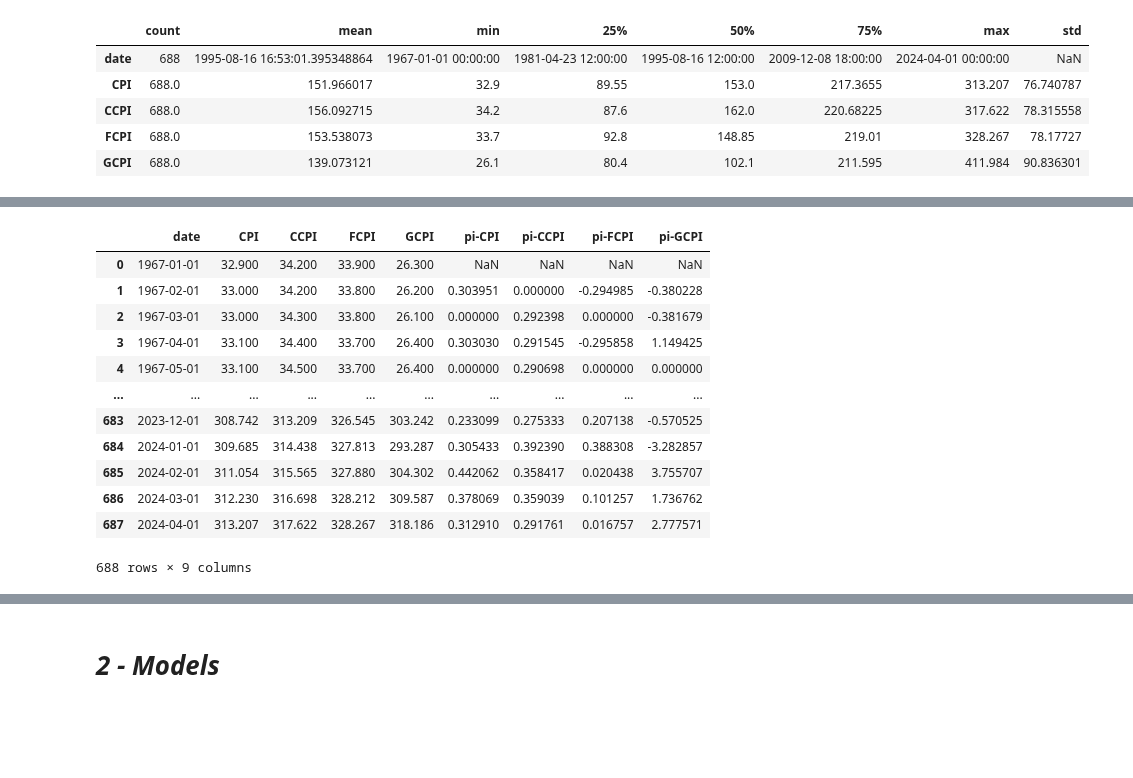
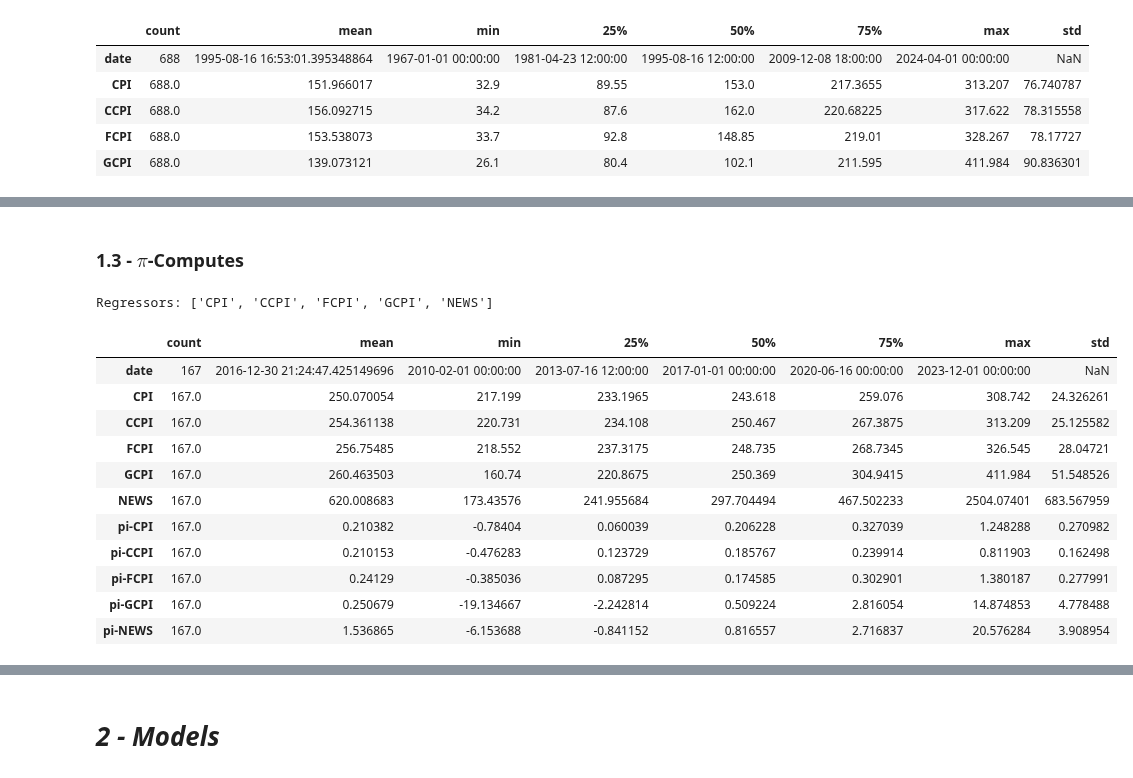
Before and after one commit to paultltc/InflaBERT, a Jupyter notebook: nowcaster.ipynb, the cells around one changed output, grey strips where cells are left out. Drawn from its saved outputs; the diff is of its cells as text; code cells hidden in the pictures; blank space fills up the shorter version.

```diff
--- a/nowcaster.ipynb
+++ b/nowcaster.ipynb
@@ -32,0 +57,7 @@ df.describe().T
+# %%
+df_news['roll_polarity'] = df_news['polarity_score'].rolling(window=12, min_periods=1).mean()
+
+df_news['cum_polarity'] = df_news['polarity_score'].cumsum()
+df_news['cum_roll_polarity'] = df_news['roll_polarity'].cumsum()
+
+df_news
@@ -32,0 +78,6 @@ df.describe().T
+# %%
+NEWS_INDEX='cum_polarity'
+df_news = df_news[['date', NEWS_INDEX]]
+df_news = df_news.rename(columns={NEWS_INDEX: 'NEWS'})
+df_news['NEWS'] = df_news['NEWS']+217.488
+df_news
@@ -32,0 +98,3 @@ df.describe().T
+# %%
+df = df.merge(df_news, on='date')
+df
@@ -33,21 +115,28 @@ df.describe().T
+# %% [markdown]
+### 1.3 - $\pi$-Computes
+# %%
+indices = [col for col in df.columns if col != 'date']
+print(f'Regressors: {indices}')
+# %% [output]
+Regressors: ['CPI', 'CCPI', 'FCPI', 'GCPI', 'NEWS']
 # %%
 pi_df = 100*df[indices].pct_change()
 df[[f'pi-{i}' for i in indices]] = pi_df
-df
+df = df.dropna()
+df.describe().T
 # %% [output]
-|  | date | CPI | CCPI | FCPI | GCPI | pi-CPI | pi-CCPI | pi-FCPI | pi-GCPI |
-| 0 | 1967-01-01 | 32.900 | 34.200 | 33.900 | 26.300 | NaN | NaN | NaN | NaN |
-| 1 | 1967-02-01 | 33.000 | 34.200 | 33.800 | 26.200 | 0.303951 | 0.000000 | -0.294985 | -0.380228 |
-| 2 | 1967-03-01 | 33.000 | 34.300 | 33.800 | 26.100 | 0.000000 | 0.292398 | 0.000000 | -0.381679 |
-| 3 | 1967-04-01 | 33.100 | 34.400 | 33.700 | 26.400 | 0.303030 | 0.291545 | -0.295858 | 1.149425 |
-| 4 | 1967-05-01 | 33.100 | 34.500 | 33.700 | 26.400 | 0.000000 | 0.290698 | 0.000000 | 0.000000 |
-| ... | ... | ... | ... | ... | ... | ... | ... | ... | ... |
-| 683 | 2023-12-01 | 308.742 | 313.209 | 326.545 | 303.242 | 0.233099 | 0.275333 | 0.207138 | -0.570525 |
-| 684 | 2024-01-01 | 309.685 | 314.438 | 327.813 | 293.287 | 0.305433 | 0.392390 | 0.388308 | -3.282857 |
-| 685 | 2024-02-01 | 311.054 | 315.565 | 327.880 | 304.302 | 0.442062 | 0.358417 | 0.020438 | 3.755707 |
-| 686 | 2024-03-01 | 312.230 | 316.698 | 328.212 | 309.587 | 0.378069 | 0.359039 | 0.101257 | 1.736762 |
-| 687 | 2024-04-01 | 313.207 | 317.622 | 328.267 | 318.186 | 0.312910 | 0.291761 | 0.016757 | 2.777571 |
+|  | count | mean | min | 25% | 50% | 75% | max | std |
+| date | 167 | 2016-12-30 21:24:47.425149696 | 2010-02-01 00:00:00 | 2013-07-16 12:00:00 | 2017-01-01 00:00:00 | 2020-06-16 00:00:00 | 2023-12-01 00:00:00 | NaN |
+| CPI | 167.0 | 250.070054 | 217.199 | 233.1965 | 243.618 | 259.076 | 308.742 | 24.326261 |
+| CCPI | 167.0 | 254.361138 | 220.731 | 234.108 | 250.467 | 267.3875 | 313.209 | 25.125582 |
+| FCPI | 167.0 | 256.75485 | 218.552 | 237.3175 | 248.735 | 268.7345 | 326.545 | 28.04721 |
+| GCPI | 167.0 | 260.463503 | 160.74 | 220.8675 | 250.369 | 304.9415 | 411.984 | 51.548526 |
+| NEWS | 167.0 | 620.008683 | 173.43576 | 241.955684 | 297.704494 | 467.502233 | 2504.07401 | 683.567959 |
+| pi-CPI | 167.0 | 0.210382 | -0.78404 | 0.060039 | 0.206228 | 0.327039 | 1.248288 | 0.270982 |
+| pi-CCPI | 167.0 | 0.210153 | -0.476283 | 0.123729 | 0.185767 | 0.239914 | 0.811903 | 0.162498 |
+| pi-FCPI | 167.0 | 0.24129 | -0.385036 | 0.087295 | 0.174585 | 0.302901 | 1.380187 | 0.277991 |
+| pi-GCPI | 167.0 | 0.250679 | -19.134667 | -2.242814 | 0.509224 | 2.816054 | 14.874853 | 4.778488 |
+| pi-NEWS | 167.0 | 1.536865 | -6.153688 | -0.841152 | 0.816557 | 2.716837 | 20.576284 | 3.908954 |
-688 rows × 9 columns
 # %%
 plt.figure(figsize=(14, 7))
 
```
Also changed, not shown: parts of 41 cells of this notebook, 5 other files.
